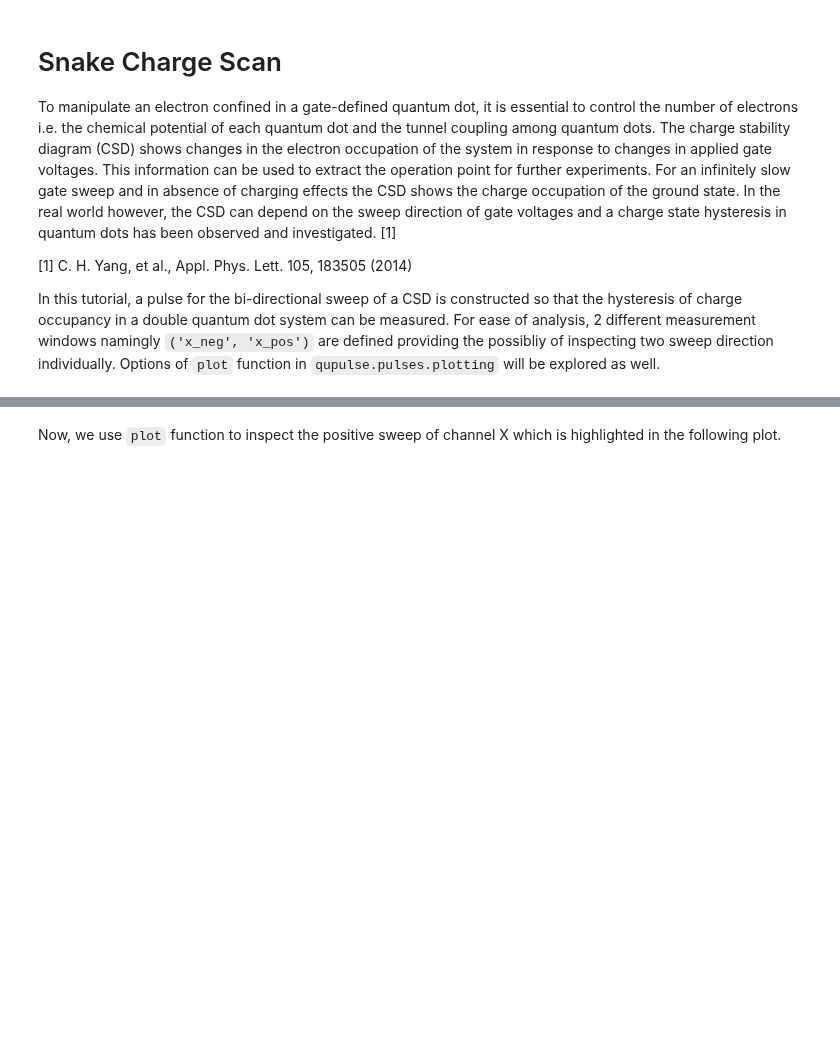
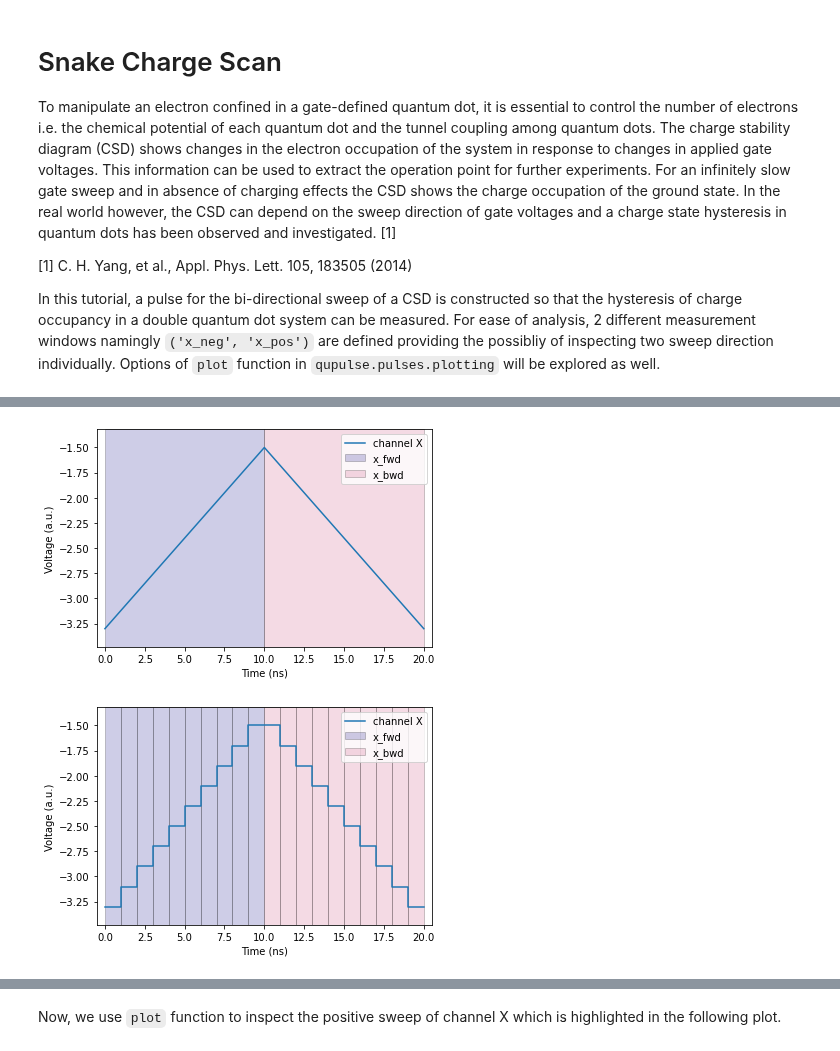
Before and after one commit to qutech/qupulse, a Jupyter notebook: doc/source/examples/03SnakeChargeScan.ipynb, the cells around one changed output, grey strips where cells are left out. Drawn from its saved outputs; the diff is of its cells as text; code cells hidden in the pictures; blank space fills up the shorter version.

Commit message:
Update snake charge scan

```diff
--- a/doc/source/examples/03SnakeChargeScan.ipynb
+++ b/doc/source/examples/03SnakeChargeScan.ipynb
@@ -57,0 +64,9 @@ Let's generate a pulse for a bi-directional charge scan with voltage resolution
+# %%
+snake_1d_cont = linear_cont.with_mapping({'M': 'x_fwd'}) @ linear_cont.with_time_reversal().with_mapping({'M': 'x_bwd'})
+snake_1d_step = linear_step.with_mapping({'M': 'x_fwd'}) @ linear_step.with_time_reversal().with_mapping({'M': 'x_bwd'})
+
+_ = plot(snake_1d_cont, parameters=x_sweep_params, plot_measurements={'x_fwd', 'x_bwd'}, stepped=False)
+_ = plot(snake_1d_step, parameters=x_sweep_params, plot_measurements={'x_fwd', 'x_bwd'})
+# %% [output]
+[figure, added]
+[figure, added]
```
Also changed, not shown: parts of 37 cells of this notebook.
